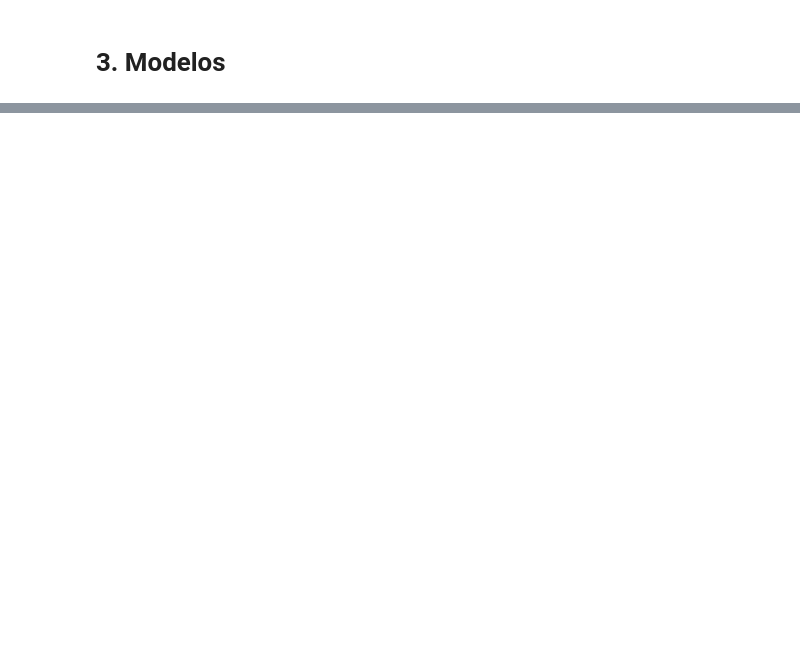
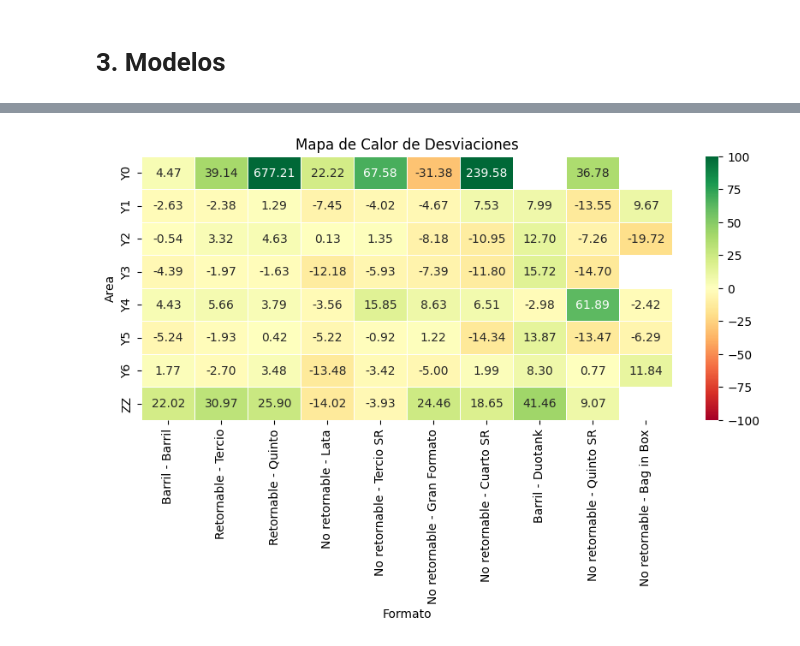
Before and after one commit to gmachinromero/project-sell-in-forecast, a Jupyter notebook: 07_sell_in_fase_5_comparativa_modelos.ipynb, the cells around one changed output, grey strips where cells are left out. Cells and saved outputs as stored; diff of their text form; code cells hidden in the pictures; blank space fills up the shorter version.

```diff
--- a/07_sell_in_fase_5_comparativa_modelos.ipynb
+++ b/07_sell_in_fase_5_comparativa_modelos.ipynb
@@ -629,0 +1037,13 @@ plt.show()
+# %%
+# Modelo:
+# -----------------------------------------------------------------------------
+# uri_lgb_une
+
+# Dataset de validación:
+# -----------------------------------------------------------------------------
+filtro = df_val.Negocio=='UNE'
+df_val_exp = df_val[filtro].reset_index(drop=True)
+
+# Modelo de MLflow: uri_lgb_une
+# -----------------------------------------------------------------------------
+df_analysis_une = execute_analysis(df_val_exp, uri_lgb_une)
@@ -629,0 +1058,13 @@ plt.show()
+# %%
+# Modelo:
+# -----------------------------------------------------------------------------
+# uri_lgb_una
+
+# Dataset de validación:
+# -----------------------------------------------------------------------------
+filtro = df_val.Negocio=='UNA'
+df_val_exp = df_val[filtro].reset_index(drop=True)
+
+# Modelo de MLflow: uri_lgb_une
+# -----------------------------------------------------------------------------
+df_analysis_una = execute_analysis(df_val_exp, uri_lgb_una)
@@ -629,0 +1079,9 @@ plt.show()
+# %%
+# Concatenar los DataFrames
+df_analysis = pd.concat([df_analysis_une, df_analysis_una], axis=0)
+# %%
+# Graficar mapa de calor de UNE
+# -----------------------------------------------------------------------------
+plot_heatmap(df_analysis, negocio='UNE')
+# %% [output]
+[figure, added]
```
Also changed, not shown: parts of 77 cells of this notebook.
